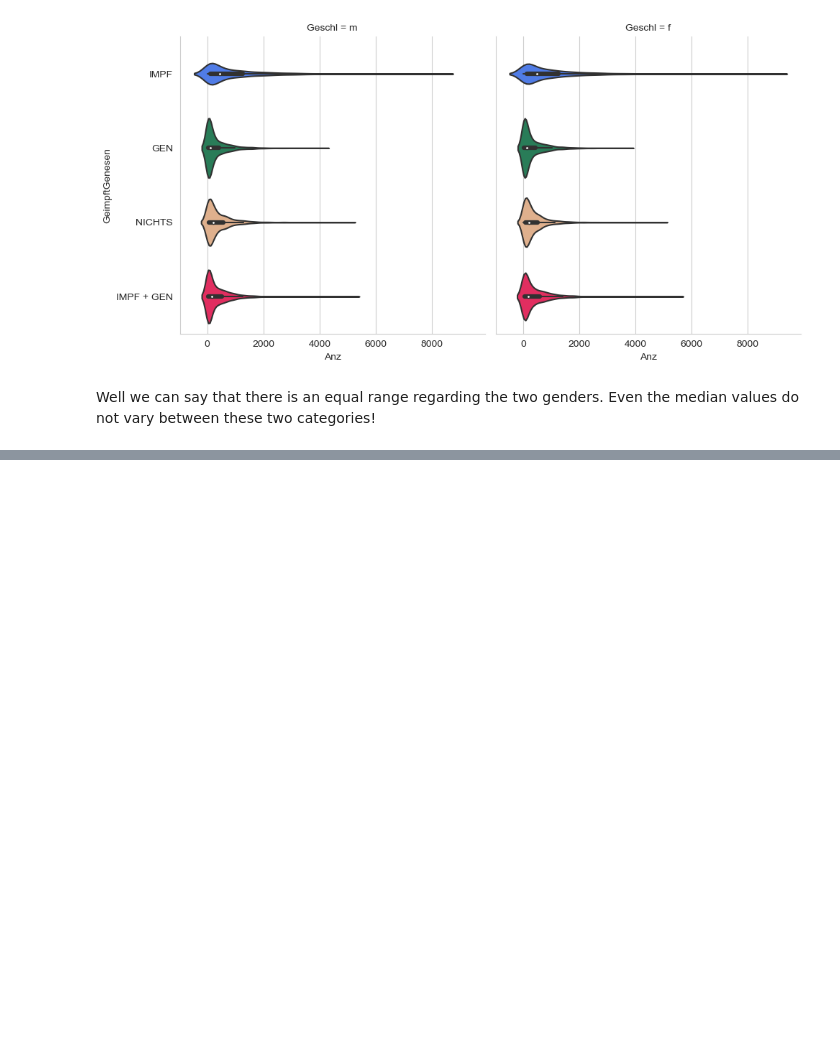
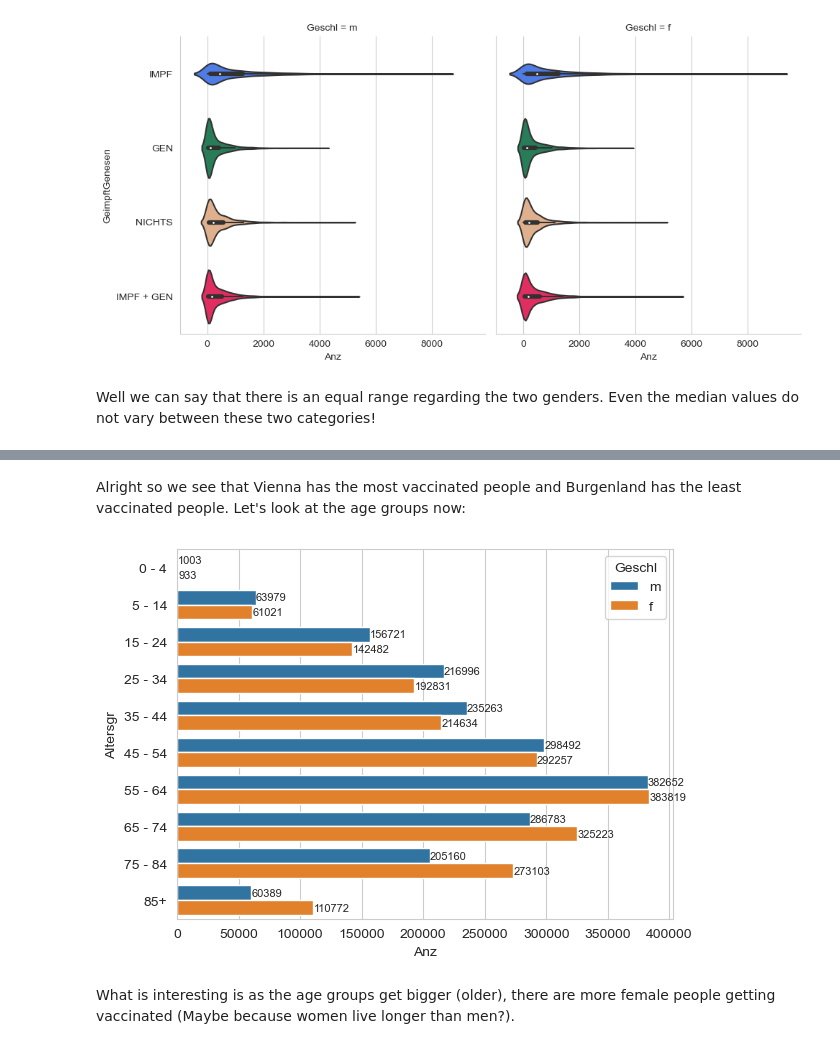
Before and after one commit to Sormy23/DataScience_CoronaStatistics, a Jupyter notebook: mini_projekt.ipynb, the cells around one changed output, grey strips where cells are left out. Drawn from its saved outputs; the diff is of its cells as text; code cells hidden in the pictures; blank space fills up the shorter version.

```diff
--- a/mini_projekt.ipynb
+++ b/mini_projekt.ipynb
@@ -681,0 +683,11 @@ Well we can say that there is an equal range regarding the two genders. Even the
+# %% [markdown]
+Alright so we see that Vienna has the most vaccinated people and Burgenland has the least vaccinated people. Let's look at the age groups now:
+# %%
+ax = sns.barplot(korr1.loc[korr1["GeimpftGenesen"] == "IMPF"], x="Anz", y="Altersgr", hue="Geschl", orient="h", estimator="sum", errorbar=None)
+ax.bar_label(ax.containers[0], fontsize=8)
+ax.bar_label(ax.containers[1], fontsize=8)
+plt.show()
+# %% [output]
+[figure, added]
+# %% [markdown]
+What is interesting is as the age groups get bigger (older), there are more female people getting vaccinated (Maybe because women live longer than men?).
```
Also changed, not shown: parts of 45 cells of this notebook, 2 other files.
